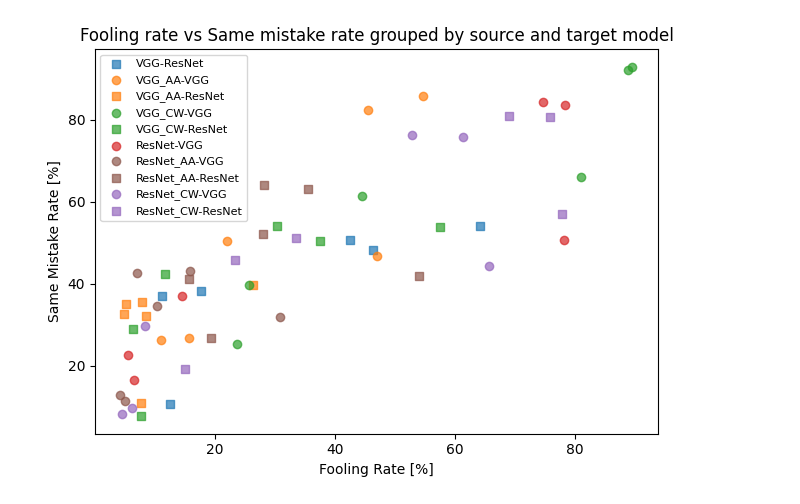
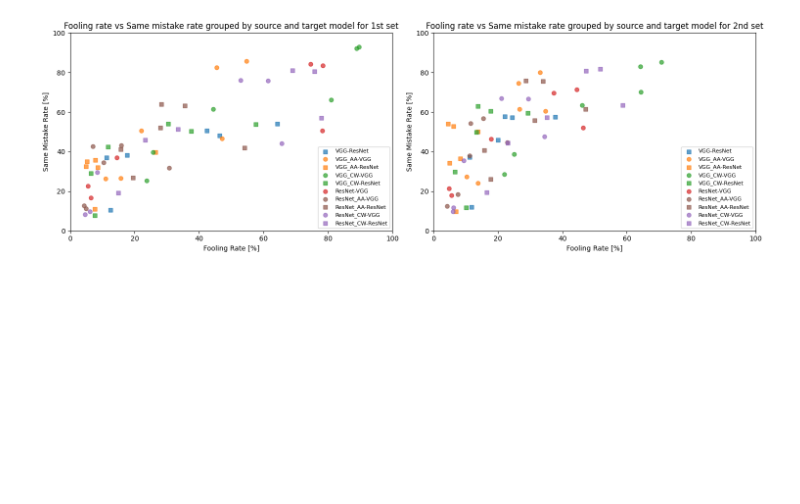
Before and after one commit to Gosiuniunia/uczenie-glebokie, a Jupyter notebook: plots.ipynb, the cells around one changed output. Drawn from its saved outputs; the diff is of its cells as text; code cells hidden in the pictures; blank space fills up the shorter version.

```diff
--- a/plots.ipynb
+++ b/plots.ipynb
@@ -7,6 +35,11 @@ import numpy as np
 # %%
 # load results from a file
 filepath = "metrics/metrics.csv"
+filepath_ssim = "metrics/ssim_results.csv"
+filepath_new = "metrics/new_metrics.csv"
+
 df = pd.read_csv(filepath)
-df.head()
+df_new = pd.read_csv(filepath_new)
+df_ssim = pd.read_csv(filepath_ssim)
+df_ssim
 # %% [output]
@@ -183,36 +243,48 @@ plt.show()
 # %%
-models = df["target"].unique()
-markers = {"VGG": "o", "ResNet": "s"}
-model_colors = {
-    "VGG": "tab:blue",
-    "VGG_AA": "tab:orange",
-    "VGG_CW": "tab:green",
-    "ResNet": "tab:red",
-    "ResNet_CW": "tab:purple",
-    "ResNet_AA": "tab:brown"
-}
+# scatter plot of fooling rate vs same mistake rate grouped by source and target model
 
-plt.figure()
+fig, ax = plt.subplots(1, 2, figsize=(15, 5))
 
-for model in models:
-    subset = df[df["target"] == model]
-    subset = subset[subset["target"] != subset["source"]]
-    for src in subset["source"].unique():
-        part = subset[subset["source"] == src]
-        plt.scatter(
-            part["fooling_rate"],
-            part["same_mistake_rate"],
-            color=model_colors[model],
-            marker=markers[src],
-            label=f"{model}-{src}",
-            alpha=0.7
-        )
+def scatter_fooling_vs_same_mistake_models(ax, df, set):
 
-plt.xlabel("Fooling Rate [%]")
-plt.ylabel("Same Mistake Rate [%]")
-plt.title("Fooling rate vs Same mistake rate grouped by source and target model")
-plt.legend(fontsize=8)
+    v_min = 0
+    v_max = 100
+
+    models = df["target"].unique()
+    markers = {"VGG": "o", "ResNet": "s"}
+    model_colors = {
+        "VGG": "tab:blue",
+        "VGG_AA": "tab:orange",
+        "VGG_CW": "tab:green",
+        "ResNet": "tab:red",
+        "ResNet_CW": "tab:purple",
+        "ResNet_AA": "tab:brown"
+    }
+
+    for model in models:
+        subset = df[df["target"] == model]
+        subset = subset[subset["target"] != subset["source"]]
+        for src in subset["source"].unique():
+            part = subset[subset["source"] == src]
+            ax.scatter(
+                part["fooling_rate"],
+                part["same_mistake_rate"],
+                color=model_colors[model],
+                marker=markers[src],
+                label=f"{model}-{src}",
+                alpha=0.7
+            )
+
+    ax.set_xlabel("Fooling Rate [%]")
+    ax.set_ylabel("Same Mistake Rate [%]")
+    ax.set_xlim(v_min, v_max)
+    ax.set_ylim(v_min, v_max)
+    ax.set_title(f"Fooling rate vs Same mistake rate grouped by source and target model for {set} set")
+    ax.legend(fontsize=8, loc="lower right")
+
+scatter_fooling_vs_same_mistake_models(ax[0], df, "1st")
+scatter_fooling_vs_same_mistake_models(ax[1], df_new, "2nd")
 plt.tight_layout()
 plt.show()
 # %% [output]
-[figure, old version]
+[figure, new version]
```
Also changed, not shown: parts of 12 cells of this notebook.
